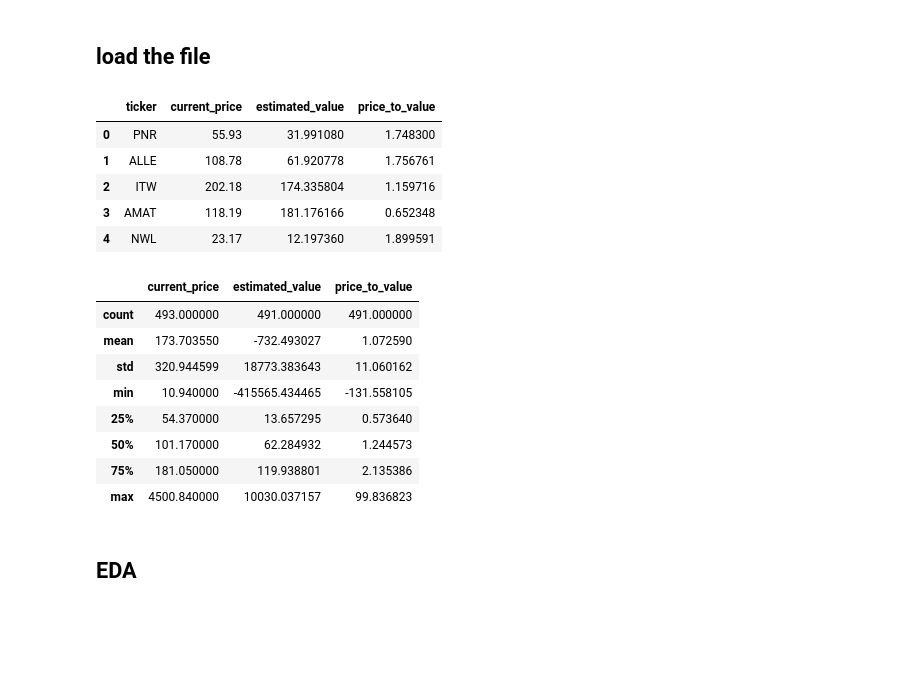
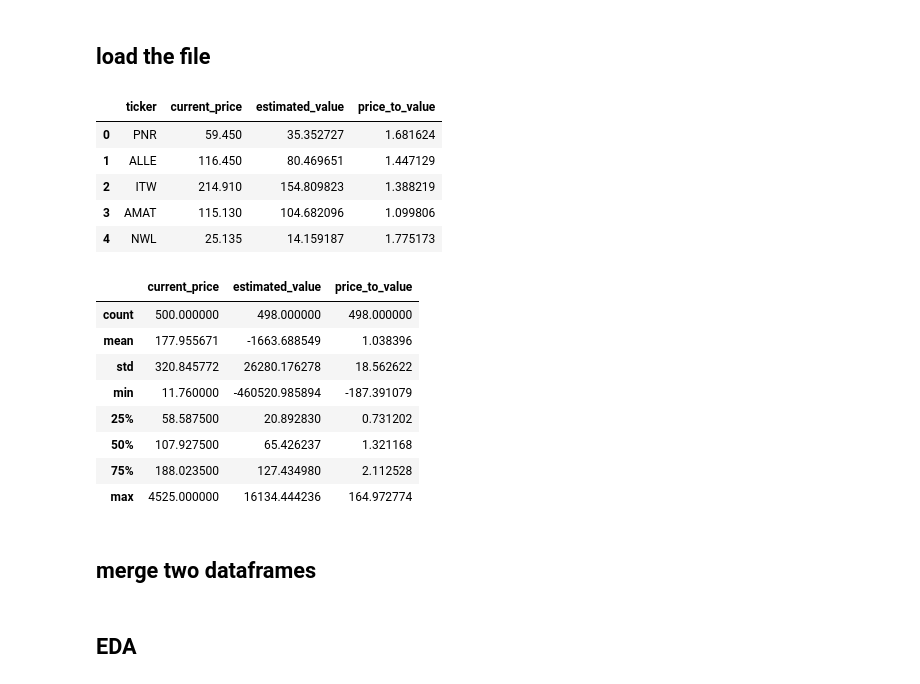
Before and after one commit to dark7wind/stock_fundamental_valuation, a Jupyter notebook: result/analysis/20210307_analysis.ipynb, the cells around one changed output. Saved outputs shown, nothing was run; the diff lists cells and outputs as text; code cells hidden in the pictures; blank space fills up the shorter version.

```diff
--- a/result/analysis/20210307_analysis.ipynb
+++ b/result/analysis/20210307_analysis.ipynb
@@ -5,26 +36,28 @@ import matplotlib.pyplot as plt
 # %% [markdown]
 ## load the file
 # %%
-file = '../20210307_valuation_result.csv'
-df = pd.read_csv(file)
+file = '../20210313_valuation_result.csv'
+df_valuation = pd.read_csv(file)
 # %%
-df.head(5)
+df_valuation.head(5)
 # %% [output]
 |  | ticker | current_price | estimated_value | price_to_value |
-| 0 | PNR | 55.93 | 31.991080 | 1.748300 |
-| 1 | ALLE | 108.78 | 61.920778 | 1.756761 |
-| 2 | ITW | 202.18 | 174.335804 | 1.159716 |
-| 3 | AMAT | 118.19 | 181.176166 | 0.652348 |
-| 4 | NWL | 23.17 | 12.197360 | 1.899591 |
+| 0 | PNR | 59.450 | 35.352727 | 1.681624 |
+| 1 | ALLE | 116.450 | 80.469651 | 1.447129 |
+| 2 | ITW | 214.910 | 154.809823 | 1.388219 |
+| 3 | AMAT | 115.130 | 104.682096 | 1.099806 |
+| 4 | NWL | 25.135 | 14.159187 | 1.775173 |
 # %%
-df.describe()
+df_valuation.describe()
 # %% [output]
 |  | current_price | estimated_value | price_to_value |
-| count | 493.000000 | 491.000000 | 491.000000 |
-| mean | 173.703550 | -732.493027 | 1.072590 |
-| std | 320.944599 | 18773.383643 | 11.060162 |
-| min | 10.940000 | -415565.434465 | -131.558105 |
-| 25% | 54.370000 | 13.657295 | 0.573640 |
-| 50% | 101.170000 | 62.284932 | 1.244573 |
-| 75% | 181.050000 | 119.938801 | 2.135386 |
-| max | 4500.840000 | 10030.037157 | 99.836823 |
+| count | 500.000000 | 498.000000 | 498.000000 |
+| mean | 177.955671 | -1663.688549 | 1.038396 |
+| std | 320.845772 | 26280.176278 | 18.562622 |
+| min | 11.760000 | -460520.985894 | -187.391079 |
+| 25% | 58.587500 | 20.892830 | 0.731202 |
+| 50% | 107.927500 | 65.426237 | 1.321168 |
+| 75% | 188.023500 | 127.434980 | 2.112528 |
+| max | 4525.000000 | 16134.444236 | 164.972774 |
+# %% [markdown]
+## merge two dataframes
```
Also changed, not shown: parts of 14 cells of this notebook, 23 other files.
